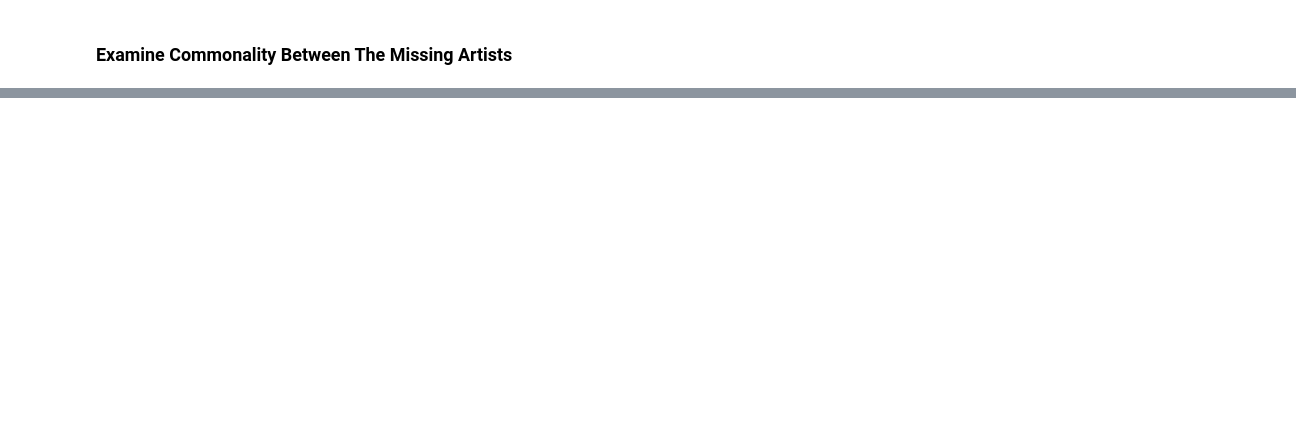
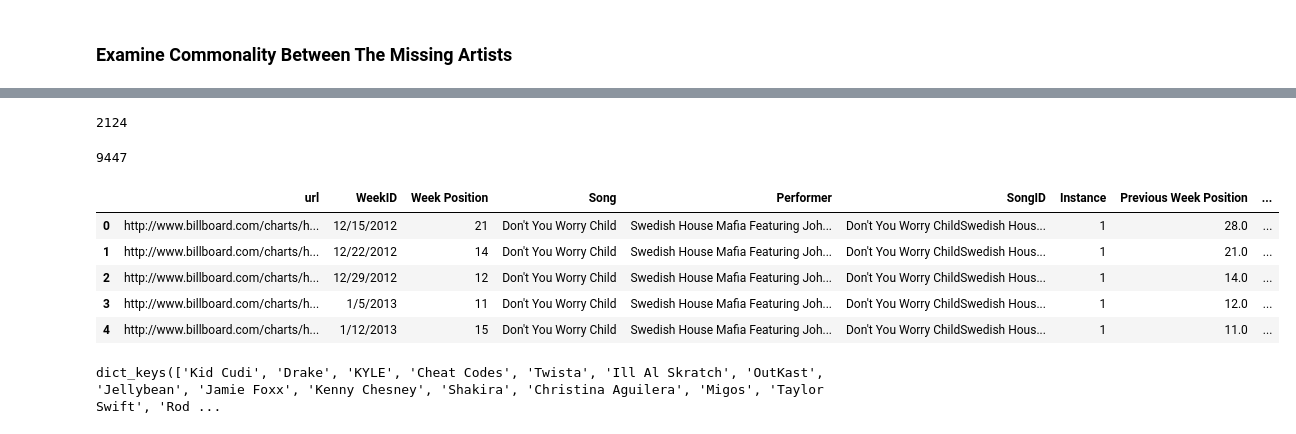
Before and after one commit to cvraut/Music_Econ, a Jupyter notebook: findMissingArtists.ipynb, the cells around one changed output, grey strips where cells are left out. Saved outputs shown, nothing was run; the diff lists cells and outputs as text; code cells hidden in the pictures; blank space fills up the shorter version.

```diff
--- a/findMissingArtists.ipynb
+++ b/findMissingArtists.ipynb
@@ -110,2 +94,4 @@ Cnt:  1498
 # %%
-len(art_song_links)
+len(missing_artists_2)
+# %% [output]
+2124
@@ -111,0 +105,22 @@ len(art_song_links)
+# %%
+art_song = defaultdict(set)
+for i,row in BB.iterrows():
+    art_song[row['Performer']].add(row['Song'])
+len(art_song)
+# %% [output]
+9447
+# %%
+missing_songs = defaultdict(set) # key is artist, value is set of songs
+for art in art_song:
+    if
+# %% [output]
+|  | url | WeekID | Week Position | Song | Performer | SongID | Instance | Previous Week Position | ... |
+| 0 | http://www.billboard.com/charts/h... | 12/15/2012 | 21 | Don't You Worry Child | Swedish House Mafia Featuring Joh... | Don't You Worry ChildSwedish Hous... | 1 | 28.0 | ... |
+| 1 | http://www.billboard.com/charts/h... | 12/22/2012 | 14 | Don't You Worry Child | Swedish House Mafia Featuring Joh... | Don't You Worry ChildSwedish Hous... | 1 | 21.0 | ... |
+| 2 | http://www.billboard.com/charts/h... | 12/29/2012 | 12 | Don't You Worry Child | Swedish House Mafia Featuring Joh... | Don't You Worry ChildSwedish Hous... | 1 | 14.0 | ... |
+| 3 | http://www.billboard.com/charts/h... | 1/5/2013 | 11 | Don't You Worry Child | Swedish House Mafia Featuring Joh... | Don't You Worry ChildSwedish Hous... | 1 | 12.0 | ... |
+| 4 | http://www.billboard.com/charts/h... | 1/12/2013 | 15 | Don't You Worry Child | Swedish House Mafia Featuring Joh... | Don't You Worry ChildSwedish Hous... | 1 | 11.0 | ... |
+# %%
+art_song_links.keys()
+# %% [output]
+dict_keys(['Kid Cudi', 'Drake', 'KYLE', 'Cheat Codes', 'Twista', 'Ill Al Skratch', 'OutKast', 'Jellybean', 'Jamie Foxx', 'Kenny Chesney', 'Shakira', 'Christina Aguilera', 'Migos', 'Taylor Swift', 'Rod ...
```
Also changed, not shown: parts of 8 cells of this notebook.
